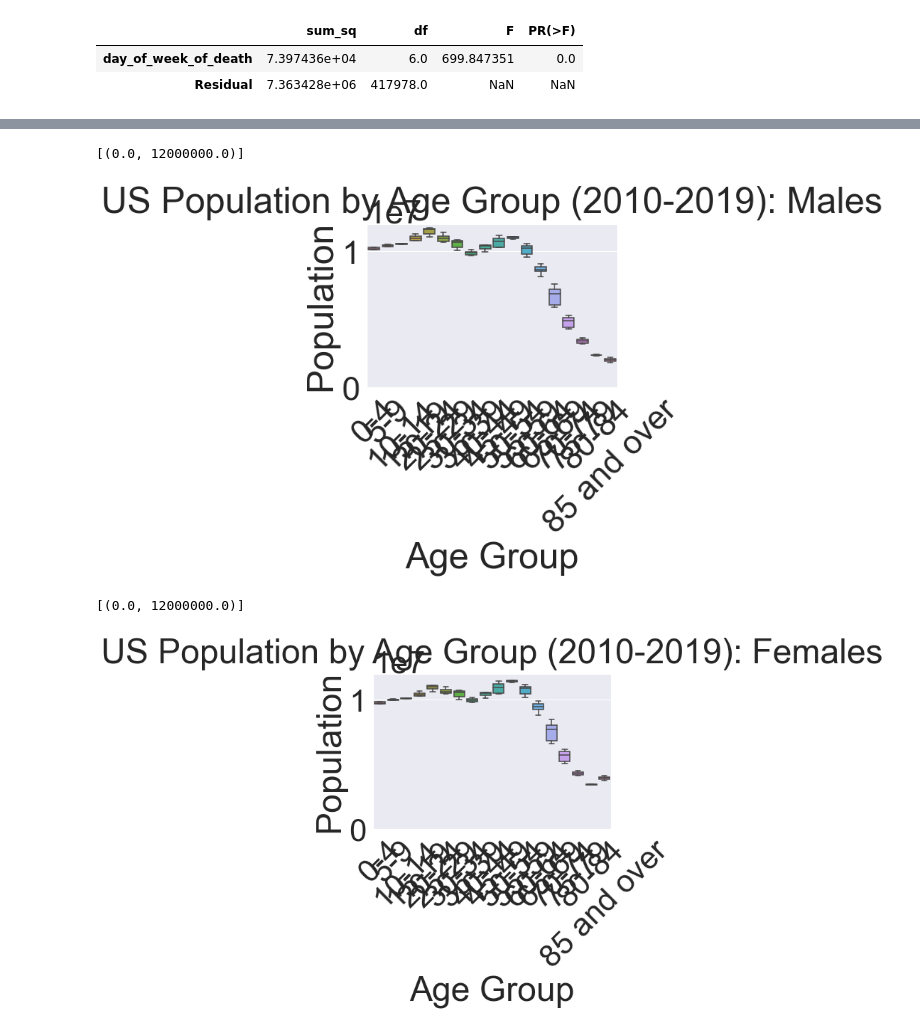
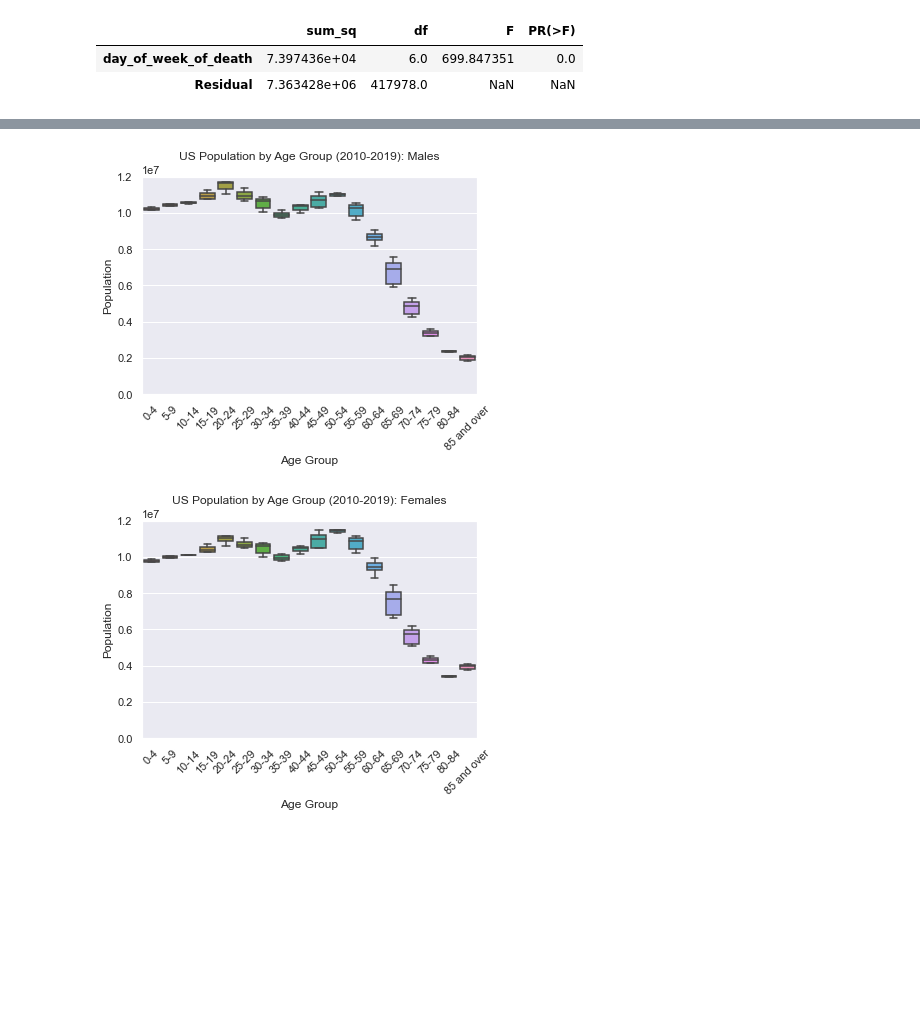
Before and after one commit to MimiBebe/Project-1Team3, a Jupyter notebook: Barbara_clean_30July.ipynb, the cells around one changed output, grey strips where cells are left out. Drawn from its saved outputs; the diff is of its cells as text; code cells hidden in the pictures; blank space fills up the shorter version.

```diff
--- a/Barbara_clean_30July.ipynb
+++ b/Barbara_clean_30July.ipynb
@@ -1104,6 +1104,7 @@ plt.xticks([0, 1, 2, 3, 4, 5, 6, 7, 8, 9, 10, 11, 12, 13, 14, 15, 16, 17],
            ['0-4', '5-9', '10-14','15-19','20-24','25-29','30-34','35-39','40-44',
             '45-49','50-54','55-59','60-64','65-69','70-74','75-79','80-84','85 and over'])
 ax.set_xticklabels(ax.get_xticklabels(), rotation=45, horizontalalignment='center')
+sns.set(font_scale=3)
 ax.set(xlabel='Age Group', ylabel='Deaths')
 # %% [output]
 [Text(0, 0.5, 'Deaths'), Text(0.5, 0, 'Age Group')]
@@ -1118,5 +1119,7 @@ plt.xticks([0, 1, 2, 3, 4, 5, 6, 7, 8, 9, 10, 11, 12, 13, 14, 15, 16, 17],
             '45-49','50-54','55-59','60-64','65-69','70-74','75-79','80-84','85 and over'])
 ax.set_xticklabels(ax.get_xticklabels(), rotation=45, horizontalalignment='center')
 ax.set(xlabel='Age Group', ylabel='Population')
+sns.set(font_scale=1)
 ax.set(ylim=(0, 2.4e7))
+plt.savefig('US_population_by_age_group.pdf')
 # %% [output]
@@ -1125,15 +1127,16 @@ ax.set(ylim=(0, 2.4e7))
 # %%
 ax = sns.boxplot(x = 'Age_group', y = 'Male', data = finalDf_with_census)
 ax.set_title("US Population by Age Group (2010-2019): Males", y=1.05)
 plt.xticks([0, 1, 2, 3, 4, 5, 6, 7, 8, 9, 10, 11, 12, 13, 14, 15, 16, 17],
            ['0-4', '5-9', '10-14','15-19','20-24','25-29','30-34','35-39','40-44',
             '45-49','50-54','55-59','60-64','65-69','70-74','75-79','80-84','85 and over'])
 ax.set_xticklabels(ax.get_xticklabels(), rotation=45, horizontalalignment='center')
 ax.set(xlabel='Age Group', ylabel='Population')
+sns.set(font_scale=1)
 ax.set(ylim=(0, 1.2e7))
+plt.savefig('US_male_population_by_age_group.pdf')
 # %% [output]
-[(0.0, 12000000.0)]
-[figure, old version]
+[figure, new version]
 # %%
 ax = sns.boxplot(x = 'Age_group', y = 'Female', data = finalDf_with_census)
 ax.set_title("US Population by Age Group (2010-2019): Females",  y=1.05)
@@ -1142,7 +1145,8 @@ plt.xticks([0, 1, 2, 3, 4, 5, 6, 7, 8, 9, 10, 11, 12, 13, 14, 15, 16, 17],
             '45-49','50-54','55-59','60-64','65-69','70-74','75-79','80-84','85 and over'])
 ax.set_xticklabels(ax.get_xticklabels(), rotation=45, horizontalalignment='center')
 ax.set(xlabel='Age Group', ylabel='Population')
+sns.set(font_scale=1)
 ax.set(ylim=(0, 1.2e7))
+plt.savefig('US_female_population_by_age_group.pdf')
 # %% [output]
-[(0.0, 12000000.0)]
-[figure, old version]
+[figure, new version]
```
Also changed, not shown: parts of 3 cells of this notebook, 9 other files.
